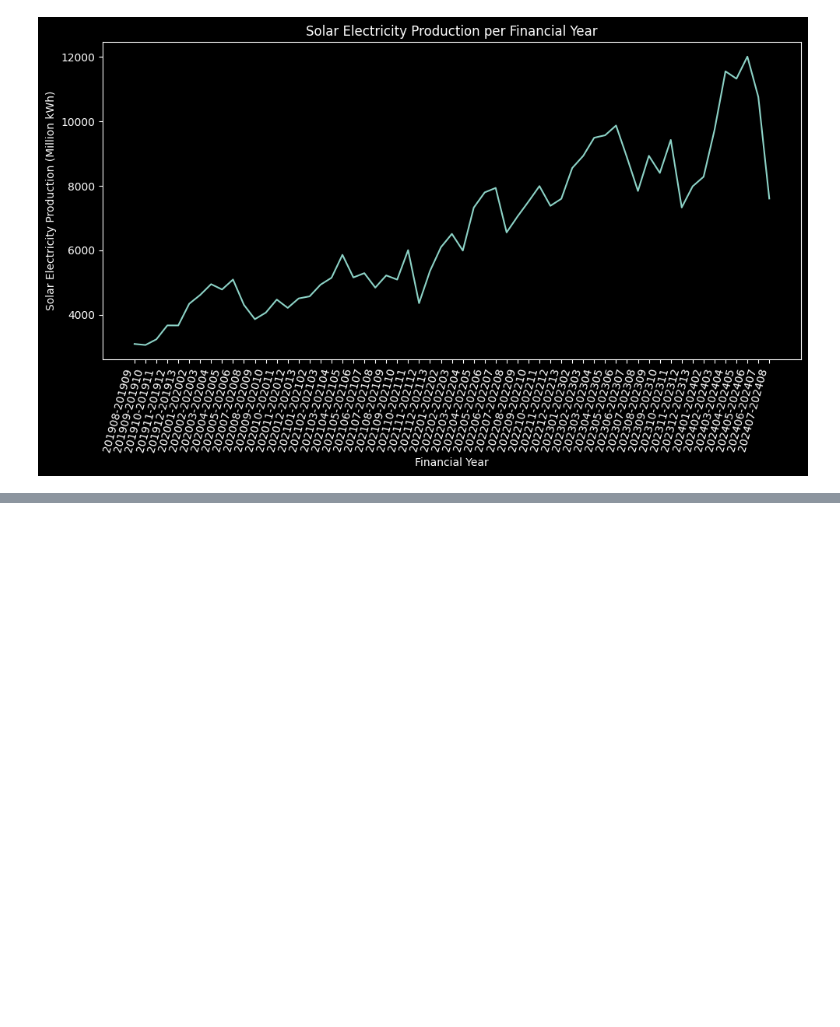
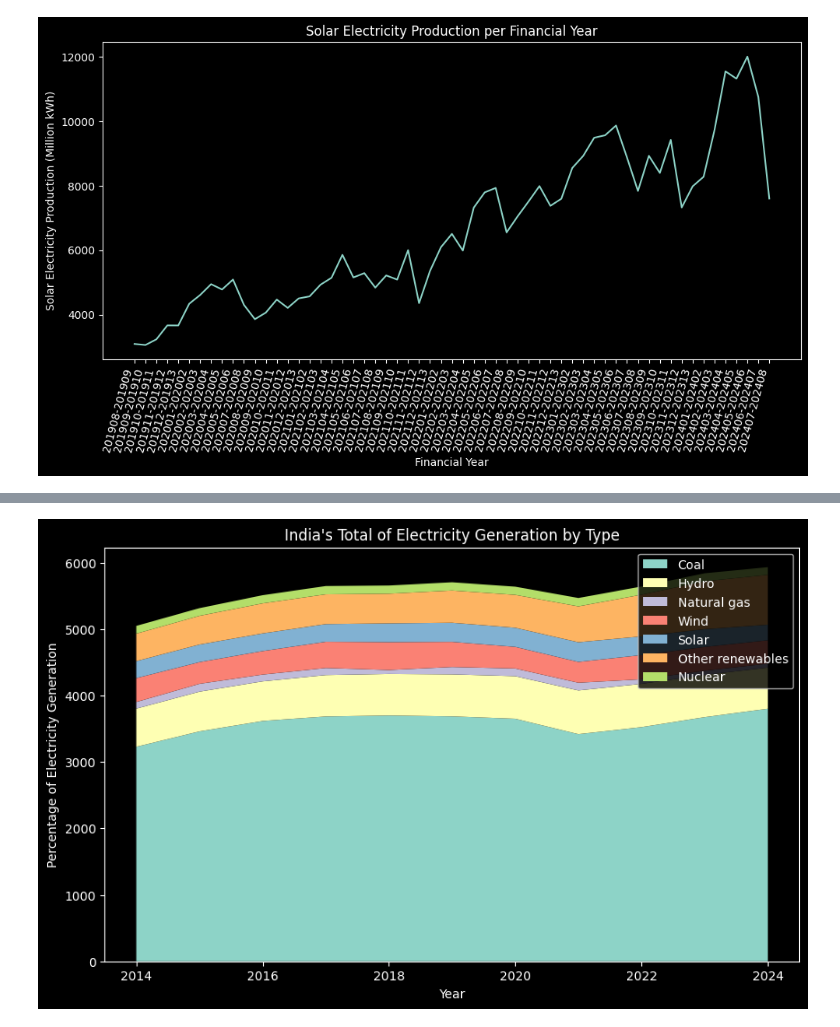
Before and after one commit to jayantxchauhan/India-Energy-Analytics-Model, a Jupyter notebook: PracticeAnalysis2.ipynb, the cells around one changed output, grey strips where cells are left out. Cells and saved outputs as stored; diff of their text form; code cells hidden in the pictures; blank space fills up the shorter version.

```diff
--- a/PracticeAnalysis2.ipynb
+++ b/PracticeAnalysis2.ipynb
@@ -690,0 +709,26 @@ plt.show()
+# %%
+data = {
+    'Year': [2014, 2015, 2016, 2017, 2018, 2019, 2020, 2021, 2022, 2023, 2024],
+    'Coal': [3228.510000, 3460.190000, 3616.560000, 3685.240000, 3699.740000, 3686.790000, 3650.260000, 3418.590000, 3524.080000, 3674.680000, 3801.080000],
+    'Hydro': [574.170000, 597.720000, 596.600000, 622.250000, 625.230000, 631.500000, 640.690000, 657.720000, 651.380000, 636.140000, 619.330000],
+    'Natural gas': [99.480000, 118.090000, 102.100000, 106.750000, 59.070000, 111.100000, 115.740000, 116, 69.120000, 62.650000, 58.940000],
+    'Wind': [359.530000, 326.330000, 353.570000, 394.620000, 419.490000, 378.290000, 325.410000, 313.160000, 364.180000, 357.620000, 352.070000],
+    'Solar': [255.800000, 264.900000, 265.780000, 266.110000, 282.590000, 287.810000, 288.210000, 296.120000, 281.650000, 267.760000, 234.160000],
+    'Other renewables': [413.550000, 431.840000, 452.060000, 448.250000, 446.510000, 485.190000, 494.770000, 540, 627.060000, 720.610000, 750.890000],
+    'Nuclear': [116.970000, 115.970000, 123.010000, 124.760000, 123.180000, 123.420000, 123.440000, 125.650000, 123.680000, 120.710000, 115.480000]
+}
+
+df = pd.DataFrame(data)
+
+plt.figure(figsize=(10, 6))
+plt.stackplot(df['Year'], df['Coal'], df['Hydro'], df['Natural gas'], df['Wind'], df['Solar'], df['Other renewables'], df['Nuclear'],
+              labels=['Coal', 'Hydro', 'Natural gas', 'Wind', 'Solar', 'Other renewables', 'Nuclear'])
+
+plt.xlabel('Year')
+plt.ylabel('Percentage of Electricity Generation')
+plt.title("India's Total of Electricity Generation by Type")
+plt.legend(loc='upper right')
+
+plt.show()
+# %% [output]
+[figure, added]
```
Also changed, not shown: parts of 6 cells of this notebook.
